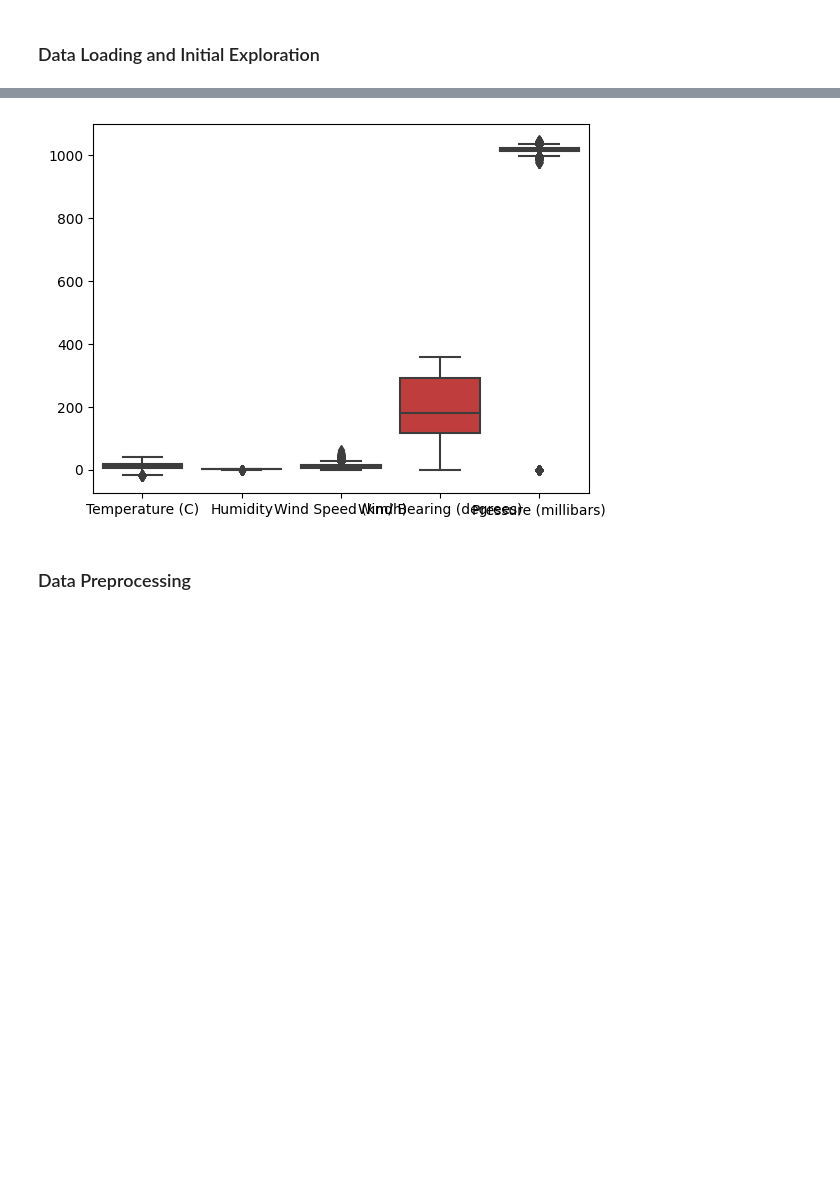
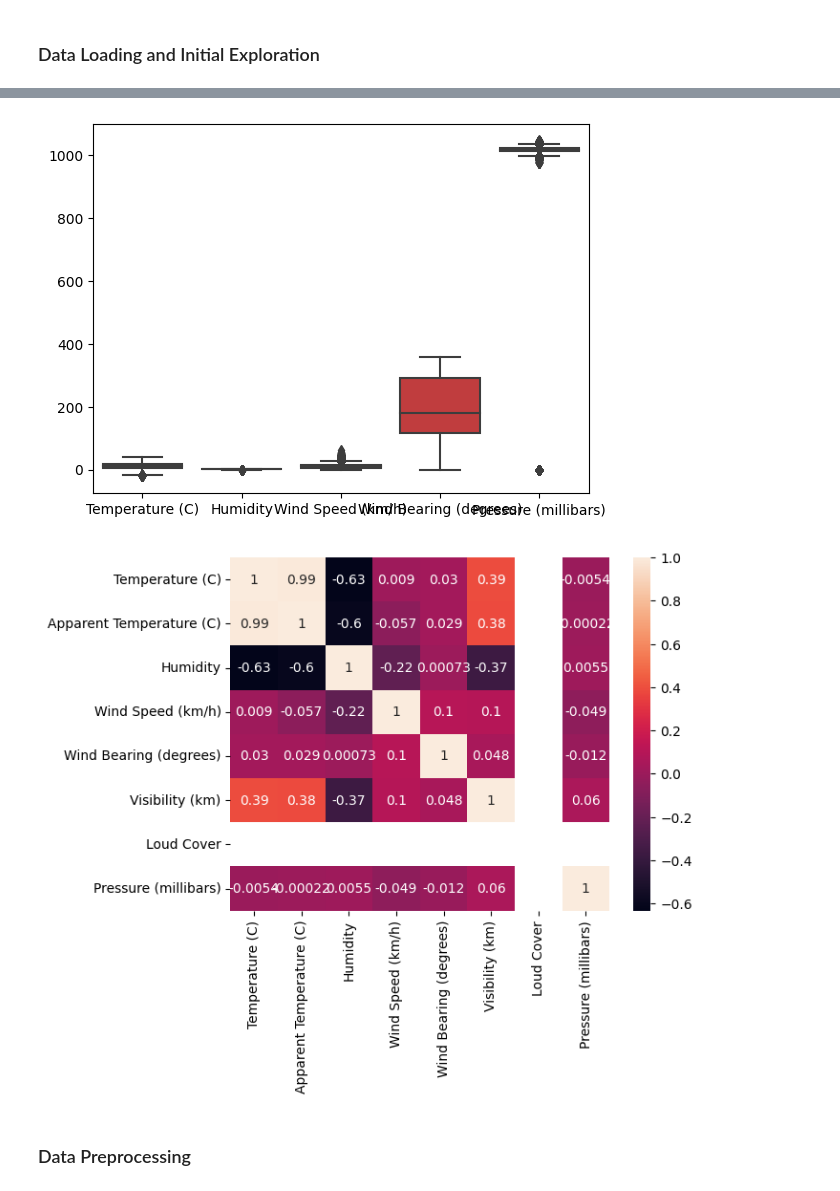
Before and after one commit to meliioko/ftml_project, a Jupyter notebook: exercice6/ex6.ipynb, the cells around one changed output, grey strips where cells are left out. Cells and saved outputs as stored; diff of their text form; code cells hidden in the pictures; blank space fills up the shorter version.

```diff
--- a/exercice6/ex6.ipynb
+++ b/exercice6/ex6.ipynb
@@ -53,33 +54,39 @@ from sklearn.metrics import mean_squared_error, r2_score
 # Load the dataset
 data = pd.read_csv('weatherHistory.csv')
 
 # Dataset Analysis
 
 ## Descriptive Statistics
 print(data.describe())
 
 ## visualise the data spread
 sns.boxplot(data=data[['Temperature (C)', 'Humidity', 'Wind Speed (km/h)', 'Wind Bearing (degrees)', 'Pressure (millibars)']])
 plt.show()
+
+# Correlation Analysis
+corr_matrix = data.corr()
+sns.heatmap(corr_matrix, annot=True)
+plt.show()
 # %% [output]
        Temperature (C)  Apparent Temperature (C)      Humidity  \
 count     96453.000000              96453.000000  96453.000000
 mean         11.932678                 10.855029      0.734899
 std           9.551546                 10.696847      0.195473
 min         -21.822222                -27.716667      0.000000
 25%           4.688889                  2.311111      0.600000
 50%          12.000000                 12.000000      0.780000
 75%          18.838889                 18.838889      0.890000
 max          39.905556                 39.344444      1.000000
 
        Wind Speed (km/h)  Wind Bearing (degrees)  Visibility (km)  Loud Cover  \
 count       96453.000000            96453.000000     96453.000000     96453.0
 ... (13 lines left out)
 25%             1011.900000
 50%             1016.450000
 75%             1021.090000
 max             1046.380000
 [figure]
+[figure, added]
 # %% [markdown]
 ### Data Preprocessing
 # %%
```
Also changed, not shown: parts of 11 cells of this notebook.
